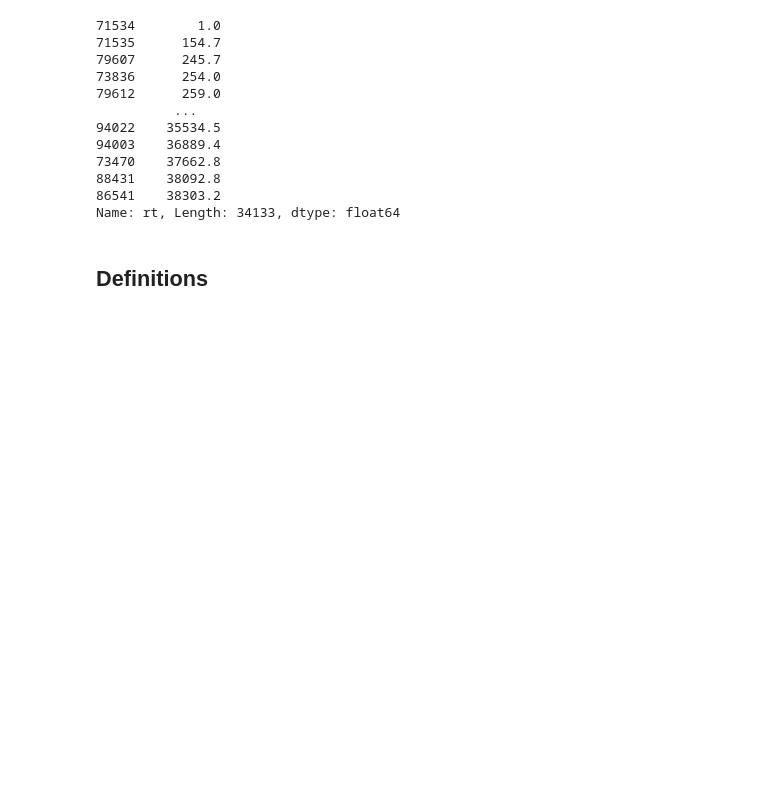
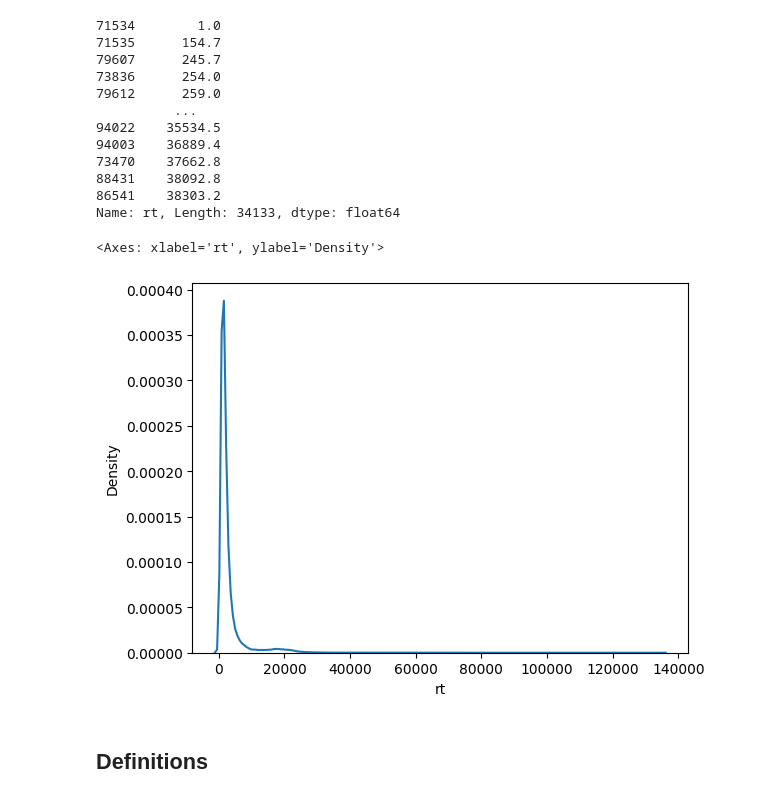
Before and after one commit to jjjj17/HSSM-fitting, a Jupyter notebook: hssm_fitting.ipynb, the cells around one changed output. Cells and saved outputs as stored; diff of their text form; code cells hidden in the pictures; blank space fills up the shorter version.

```diff
--- a/hssm_fitting.ipynb
+++ b/hssm_fitting.ipynb
@@ -55,6 +55,11 @@ df_raw[df_raw['experiment']==4].rt.dropna().sort_values()
 88431    38092.8
 86541    38303.2
 Name: rt, Length: 34133, dtype: float64
+# %%
+sns.kdeplot(df_raw.rt)
+# %% [output]
+<Axes: xlabel='rt', ylabel='Density'>
+[figure, added]
 # %% [markdown]
 ## Definitions
 # %%
```
Also changed, not shown: 3 other files.
